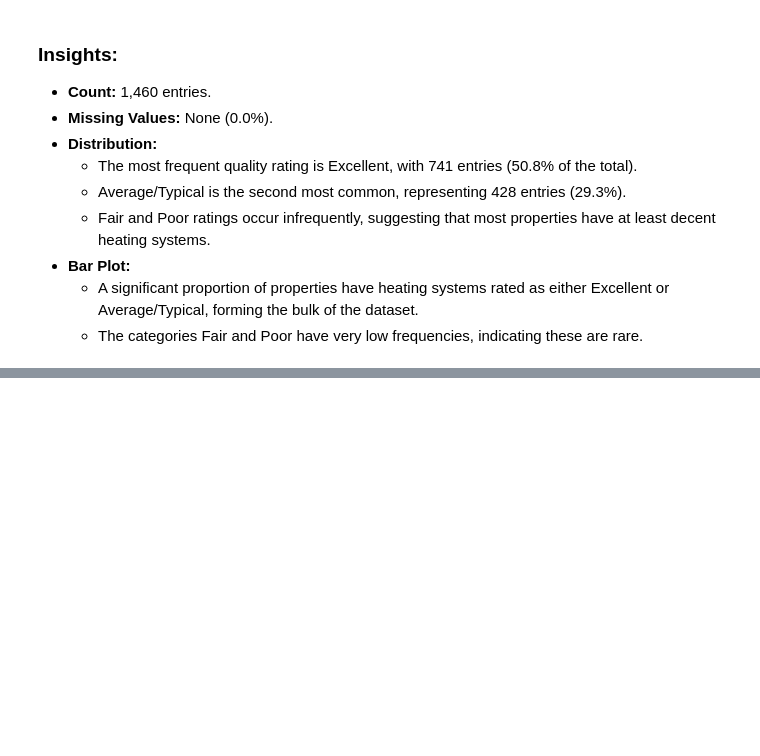
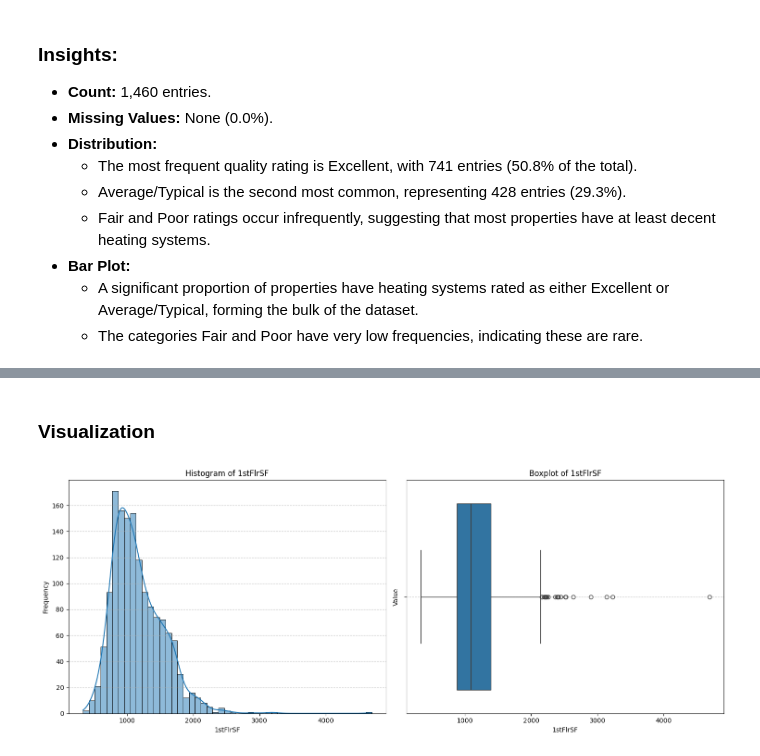
Before and after one commit to ktxdev/house-prices, a Jupyter notebook: notebooks/01_univariate_analysis_eda.ipynb, the cells around one changed output, grey strips where cells are left out. Drawn from its saved outputs; the diff is of its cells as text; code cells hidden in the pictures; blank space fills up the shorter version.

```diff
--- a/notebooks/01_univariate_analysis_eda.ipynb
+++ b/notebooks/01_univariate_analysis_eda.ipynb
@@ -1500,0 +1595,6 @@ visualizer.plot('HeatingQC')
+# %% [markdown]
+### Visualization
+# %%
+visualizer.plot('1stFlrSF')
+# %% [output]
+[figure, added]
```
Also changed, not shown: parts of 34 cells of this notebook.
